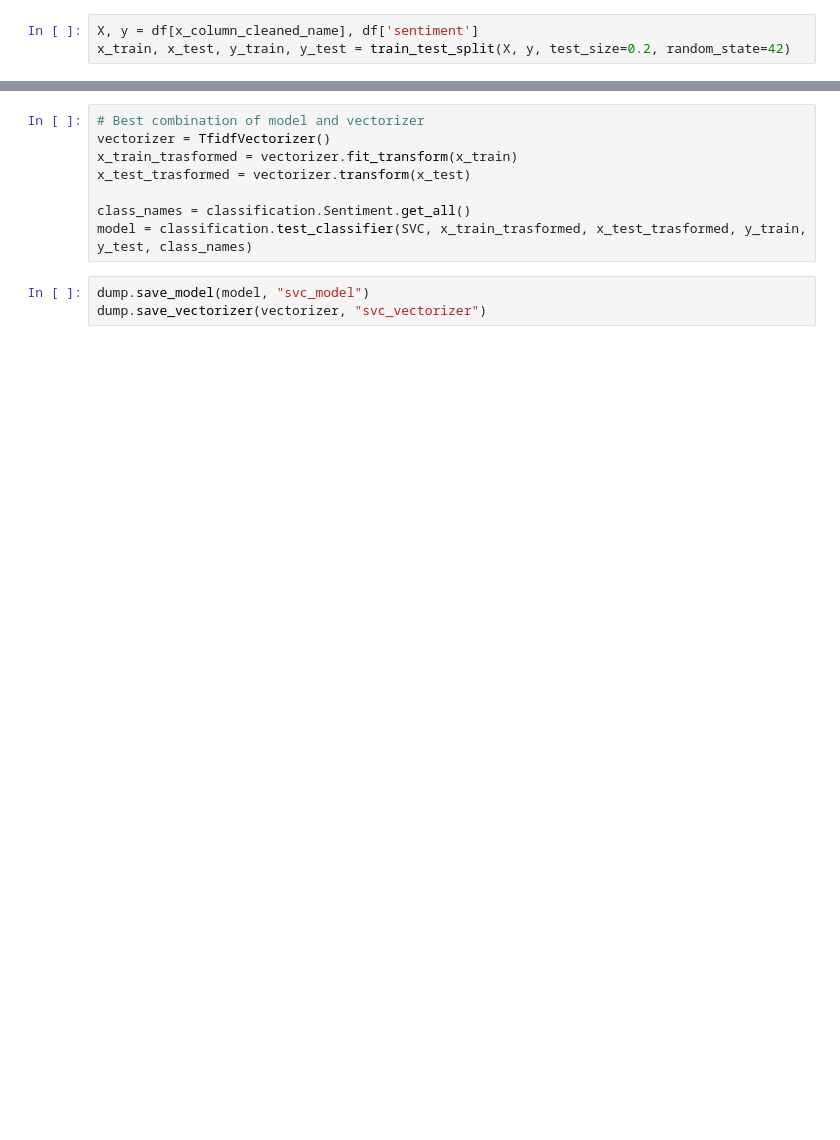
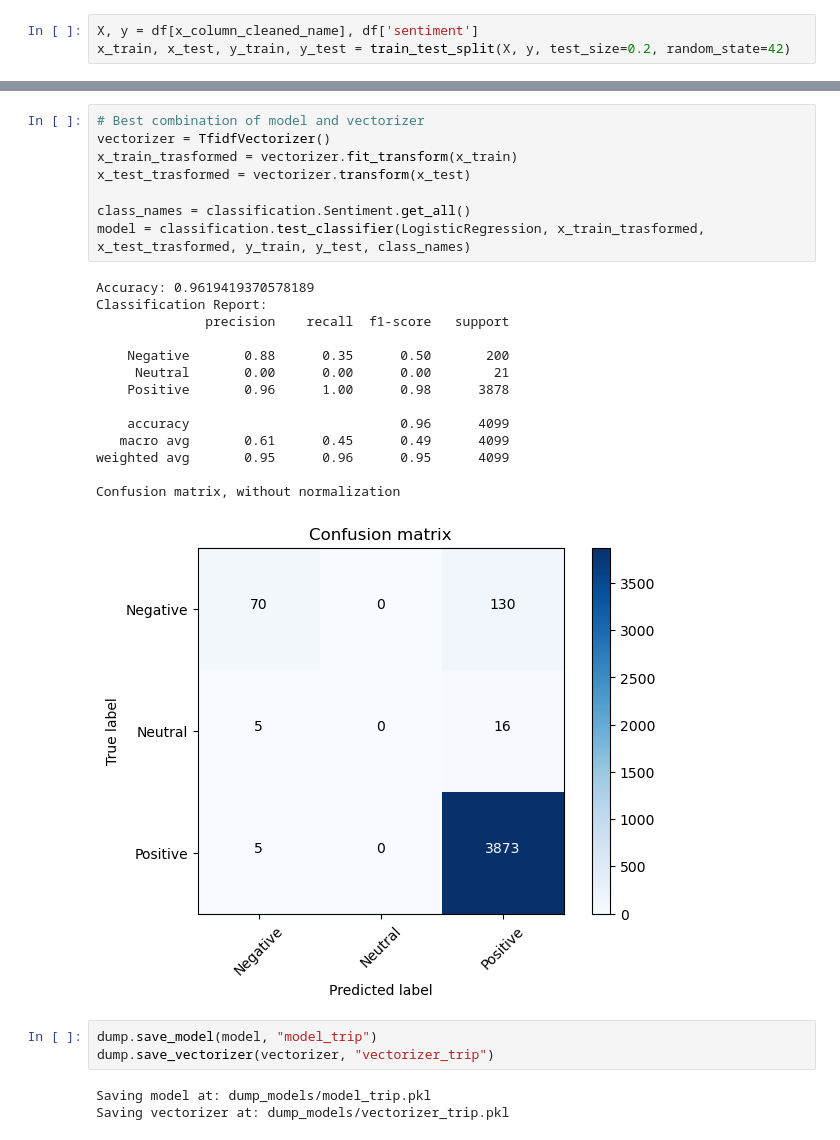
Before and after one commit to tkachenko0/McDonalds-FinderBot-for-Telegram, a Jupyter notebook: nb_NostroCLF.ipynb, the cells around one changed output, grey strips where cells are left out. Cells and saved outputs as stored; diff of their text form; blank space fills up the shorter version.

```diff
--- a/nb_NostroCLF.ipynb
+++ b/nb_NostroCLF.ipynb
@@ -61,11 +62,29 @@ classification.test_classifiers(models, vectorizers, x_train, x_test, y_train, y
 # %%
 # Best combination of model and vectorizer
 vectorizer = TfidfVectorizer()
 x_train_trasformed = vectorizer.fit_transform(x_train)
 x_test_trasformed = vectorizer.transform(x_test)
 
 class_names = classification.Sentiment.get_all()
-model = classification.test_classifier(SVC, x_train_trasformed, x_test_trasformed, y_train, y_test, class_names)
+model = classification.test_classifier(LogisticRegression, x_train_trasformed, x_test_trasformed, y_train, y_test, class_names)
+# %% [output]
+Accuracy: 0.9619419370578189
+Classification Report:
+              precision    recall  f1-score   support
+
+    Negative       0.88      0.35      0.50       200
+     Neutral       0.00      0.00      0.00        21
+    Positive       0.96      1.00      0.98      3878
+
+    accuracy                           0.96      4099
+   macro avg       0.61      0.45      0.49      4099
+weighted avg       0.95      0.96      0.95      4099
+
+Confusion matrix, without normalization
+[figure, added]
 # %%
-dump.save_model(model, "svc_model")
-dump.save_vectorizer(vectorizer, "svc_vectorizer")
+dump.save_model(model, "model_trip")
+dump.save_vectorizer(vectorizer, "vectorizer_trip")
+# %% [output]
+Saving model at: dump_models/model_trip.pkl
+Saving vectorizer at: dump_models/vectorizer_trip.pkl
```
Also changed, not shown: parts of 3 cells of this notebook, 1 other file.
